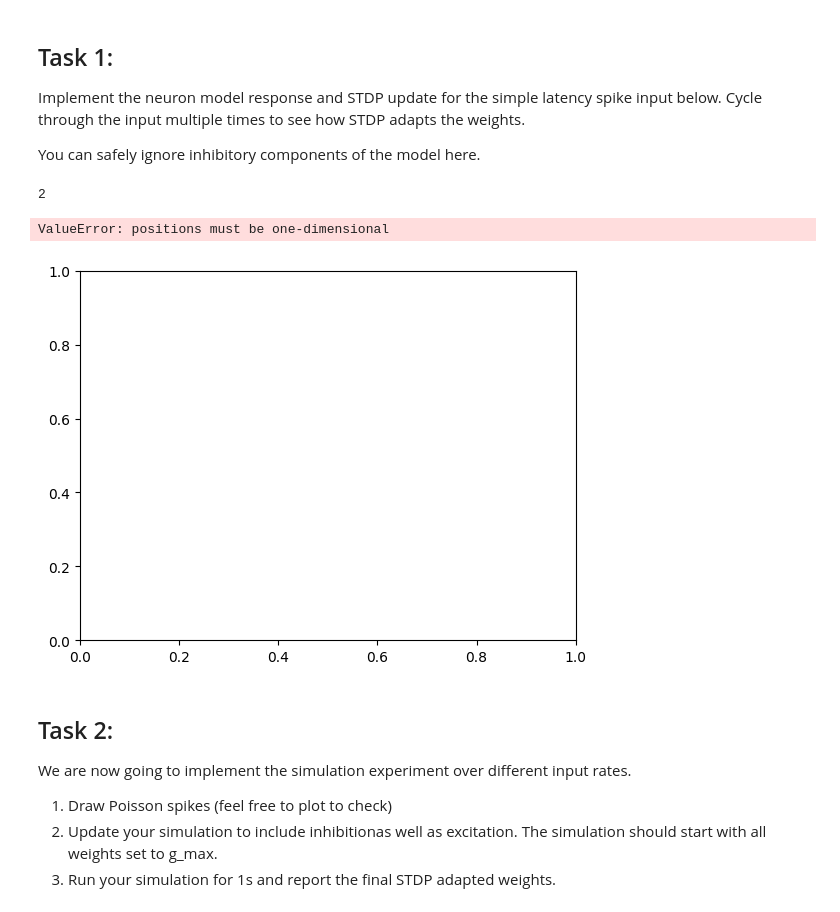
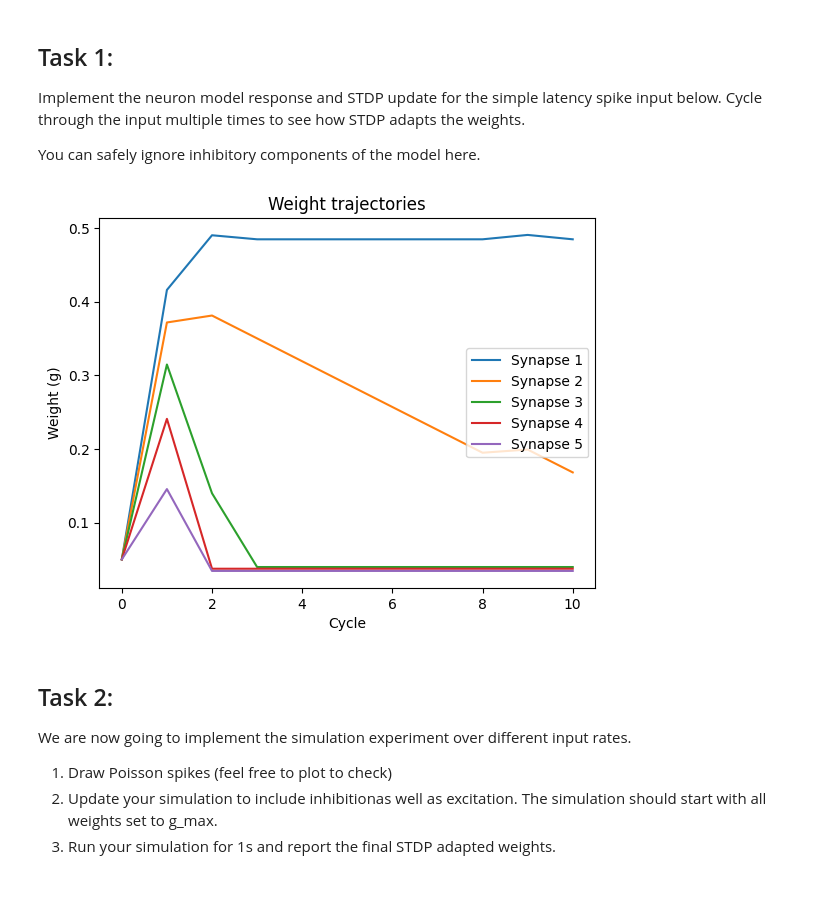
Before and after one commit to kamranvat/nip-labs, a Jupyter notebook: lab05_stdp.ipynb, the cells around one changed output. Drawn from its saved outputs; the diff is of its cells as text; code cells hidden in the pictures.

```diff
--- a/lab05_stdp.ipynb
+++ b/lab05_stdp.ipynb
@@ -89,14 +89,12 @@ def run_simple(exc_spike_trains, g, T):
     """Simulate the LIF neuron for T seconds.
     exc_spike_trains – list of numpy arrays with spike times for each excitatory synapse.
     Returns (postsynaptic spike times, final weights list)."""
+
     # tau_m*dV/dt = V_rest – V + g_ex (t)(E_ex – V) + g_in (t)(E_in – V)
     steps_per_T = T/dt
-
-    postsyn_spk_times = []
-    final_weights = []
     v = v_rest # initial V
-    # all conductances 0 for now
-    g_ex = 0
+    # all conductances 0 for now (g_ex is the sum of all g_a)
+    g_ex = 0.0
     # g_a = np.zeros(N_exc) # of size len(exc_spike_trains), might be in g I guess
     P = np.zeros(N_exc)
     M = 0.0
@@ -112,49 +110,57 @@ def run_simple(exc_spike_trains, g, T):
                 np.delete(exc_spike_trains, 0)
 
         # decay conductances
-        g_ex -= (dt / tau_ex)
+        g_ex -= (dt / tau_ex) * g_ex # if g_ex is 0, this is fine
 
         # decay pre/posttraces. we just decay it already and then it is useful once the future spike actually occurs
         M -= M / tau_minus * dt
         P -= P / tau_plus * dt
 
         # update membrane potential
         # at each timestep, calculate V:
         v = v + dt/tau_m * (v_rest - v + g_ex * (e_ex - v) + g_in * (e_in - v))
-        # pascal version: v + (v_rest - v - g_ex * v) / tau_m * dt # E_inh = V_rest
+        # pascal version: v += (v_rest - v - g_ex * v) / tau_m * dt # E_inh = V_rest
 
         # check if we spike
         if v >= v_th:
             v = v_reset
             post_spike_history.append(t)
             M -= A_minus
-            g += P*g_max
-            np.minimum(g, g_max, out=g)
+            g += P*g_max # LTD update
+            np.minimum(g, g_max, out=g) # LTP trace
 
-        # notes
-        # g_ex is the sum of all the g_a s (collects all the contributions, running sum of all conductances)
-        # g_ex also continuously decays due to the closing of the channels
-        # g_a is the weight of each synapse a
+        # note
+        # g_ex continuously decays due to the closing of the channels
 
     return np.array(post_spike_history, dtype=object), g
 
 
 # run_simple cycles times:
 # -- run the experiment --
 g = np.full(N_exc, 0.1 * g_max) # small initial weights
 g_history = [g.copy()] # collect weights
 post_spike_history = [] # collect output times
+
 for cycle in range(cycles):
     post_spikes, g = run_simple(latency_spikes, g, T) # TODO update latency spikes correctly
-    post_spike_history.append(post_spikes)
-    g_history.append(g)
+    if post_spikes.size:
+        post_spike_history.append(post_spikes)
+    else:
+        post_spike_history.append(np.nan) # if no spikes, append NaN
+    g_history.append(g.copy())
 
-print(len(post_spike_history[2]))
-plot_spikes(post_spike_history, T)
+# plot:
+g_history
+#plt.figure(figsize=(10, 5))
+for i in range(N_exc):
+    plt.plot(range(len(g_history)), [g[i] for g in g_history], label=f'Synapse {i+1}')
+plt.xlabel('Cycle')
+plt.ylabel('Weight (g)')
+plt.title('Weight trajectories')
+plt.legend()
+plt.show()
 # %% [output]
-2
-ValueError: positions must be one-dimensional
-[figure, old version]
+[figure, new version]
 # %% [markdown]
 ## Task 2:
 We are now going to implement the simulation experiment over different input rates.
```
Also changed, not shown: parts of 8 cells of this notebook, 1 other file.
